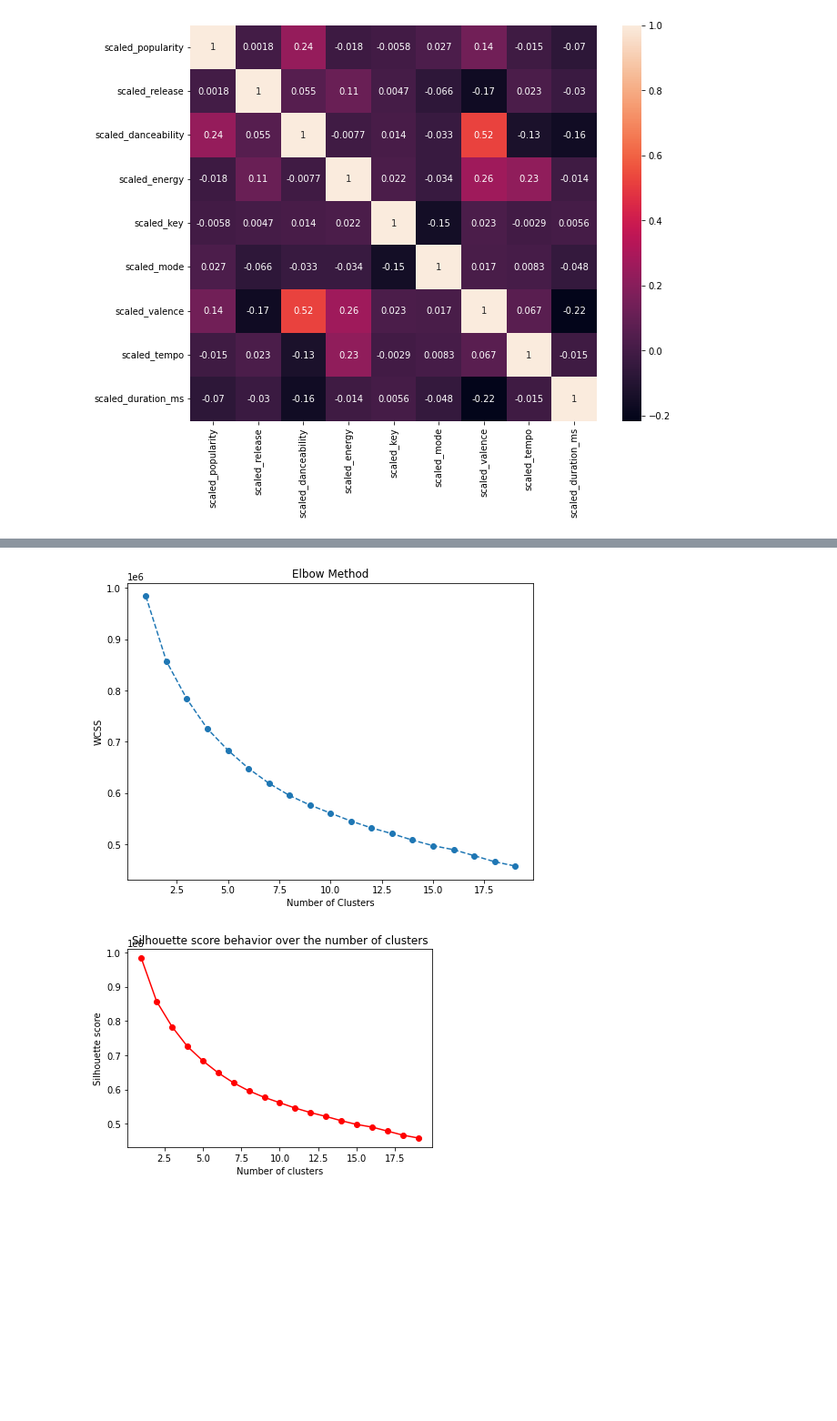
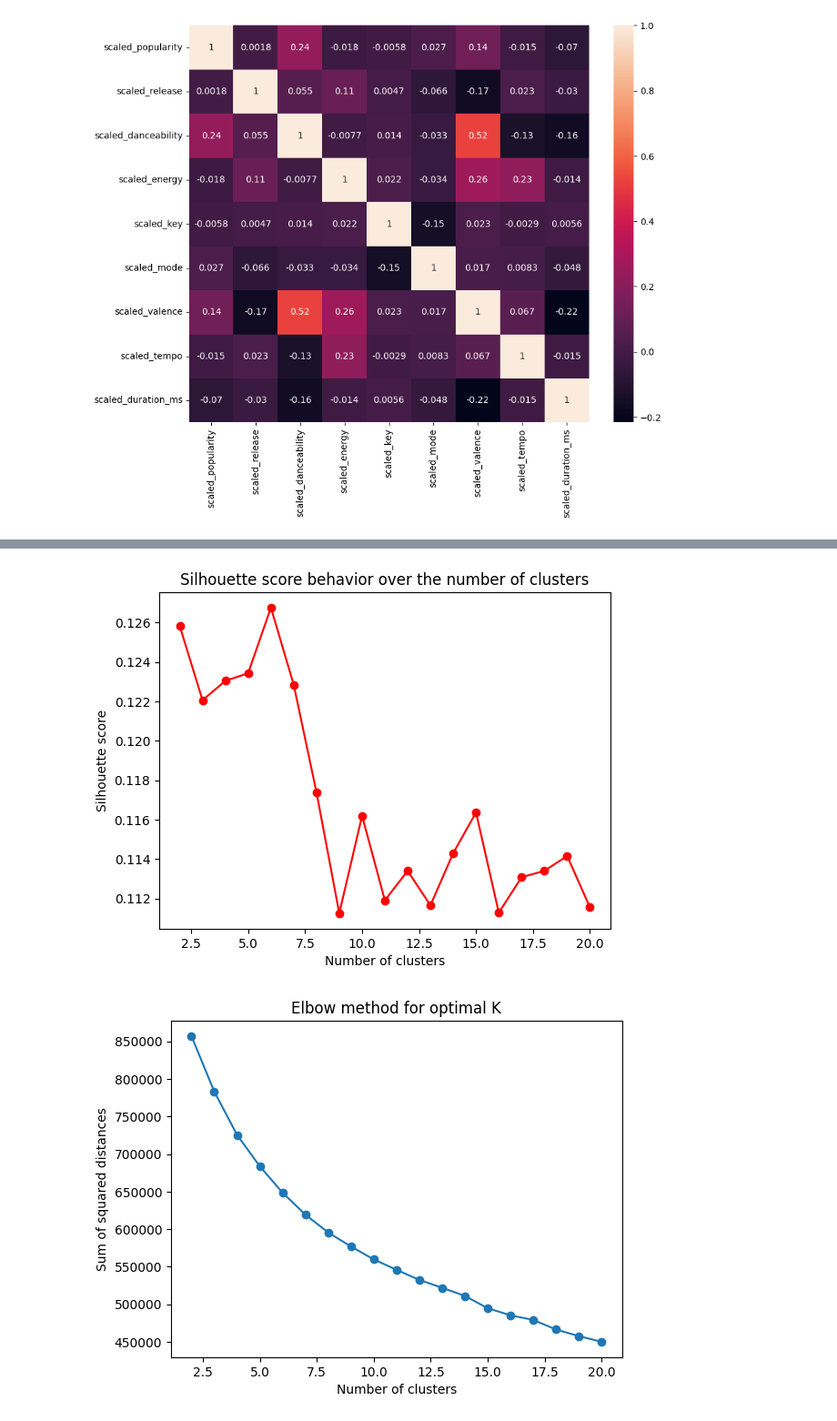
Before and after one commit to FIIT-MSc-projects/2023-Kolek-Musical_context-aware_recommendation_using_neural_networks, a Jupyter notebook: src/Clustering.ipynb, the cells around one changed output, grey strips where cells are left out. Shown: that part at 91% size. Cells and saved outputs as stored; diff of their text form; code cells hidden in the pictures; blank space fills up the shorter version.

Commit message:
clustering csv

```diff
--- a/src/Clustering.ipynb
+++ b/src/Clustering.ipynb
@@ -93,20 +93,20 @@ plt.show()
 # %% [output]
 [figure]
 # %%
-from sklearn.cluster import KMeans
+# from sklearn.cluster import KMeans
 
-n_clusters = range(1, 20)
+# n_clusters = range(1, 20)
 
-wcss = []  # Within-cluster sum of squares
-for i in n_clusters:  # Test different numbers of clusters
-    kmeans = KMeans(n_clusters=i, init='k-means++', max_iter=300, n_init=10, random_state=0)
-    kmeans.fit(songs_scaled)
-    wcss.append(kmeans.inertia_)
+# wcss = []  # Within-cluster sum of squares
+# for i in n_clusters:  # Test different numbers of clusters
+#     kmeans = KMeans(n_clusters=i, init='k-means++', max_iter=300, n_init=10, random_state=0)
+#     kmeans.fit(songs_scaled)
+#     wcss.append(kmeans.inertia_)
 # %%
 from sklearn.cluster import KMeans
 from sklearn.metrics import silhouette_score
 
-n_clusters = range(2,10)
+n_clusters = range(2,21)
 ssd = []
 sc = []
 
@@ -132,10 +143,15 @@ Number of Clusters = 9, Silhouette Score = 0.11124239879272696
 # %%
-plt.figure(figsize=(10, 8))
-plt.plot(n_clusters, wcss, marker='o', linestyle='--')
-plt.title('Elbow Method')
-plt.xlabel('Number of Clusters')
-plt.ylabel('WCSS')
+plt.plot(n_clusters, sc, marker='.', markersize=12, color='red')
+plt.xlabel('Number of clusters')
+plt.ylabel('Silhouette score')
+plt.title('Silhouette score behavior over the number of clusters')
 plt.show()
+
+plt.plot(n_clusters, ssd, marker='.', markersize=12)
+plt.xlabel('Number of clusters')
+plt.ylabel('Sum of squared distances')
+plt.title('Elbow method for optimal K')
+plt.show()
 # %% [output]
-[figure, old version]
+[figure, new version]
-[figure, old version]
+[figure, new version]
```
Also changed, not shown: parts of 6 cells of this notebook, 3 other files.
